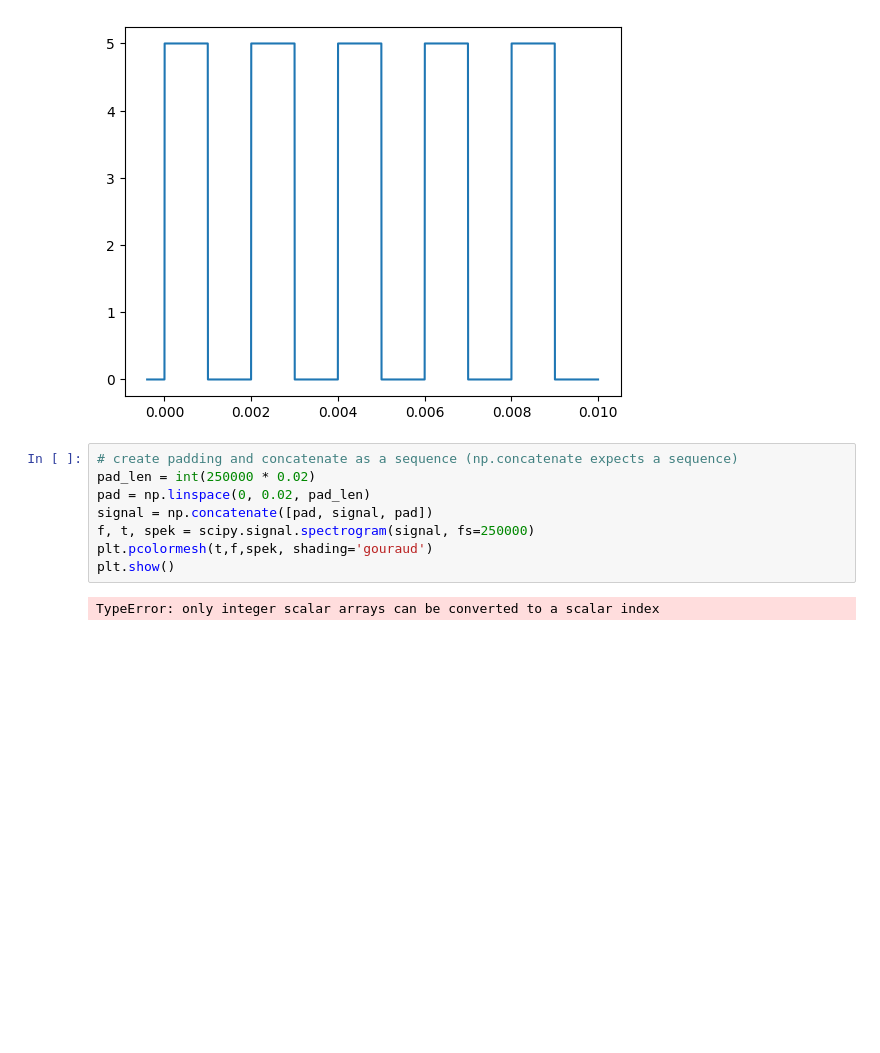
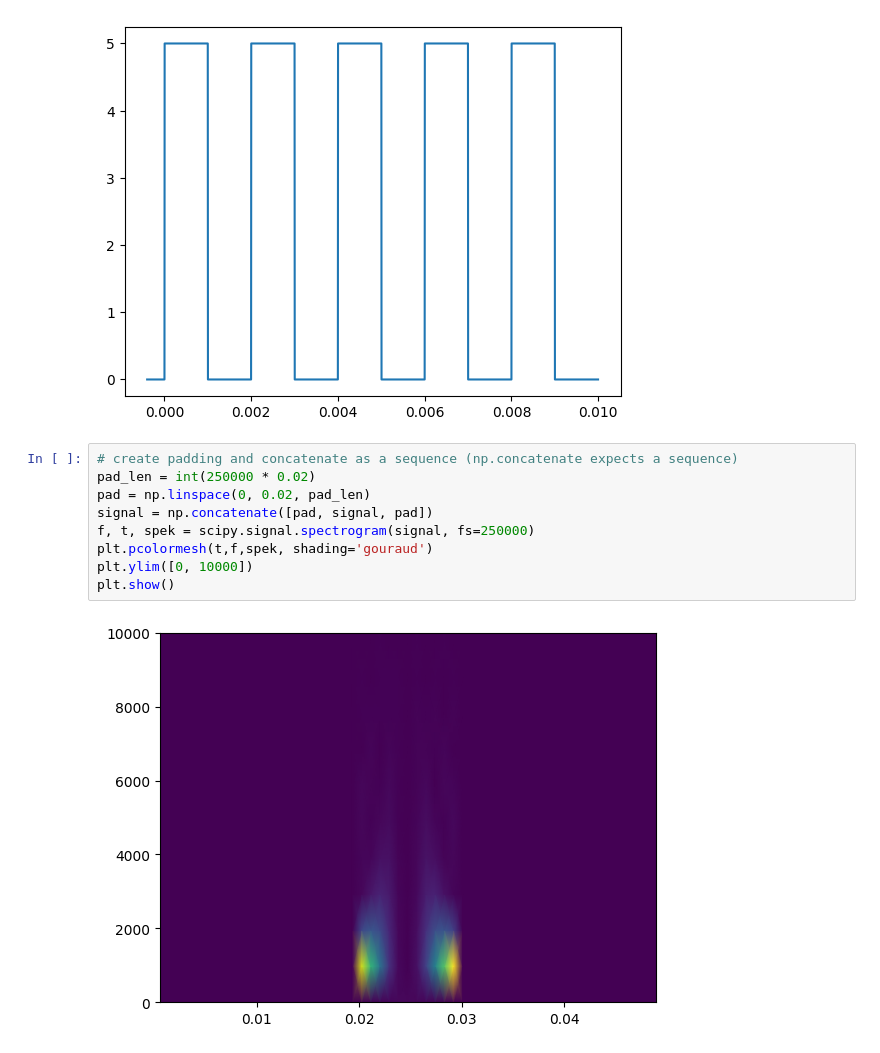
Before and after one commit to FloHofmann/workbench, a Jupyter notebook: notebooks/click_sound_spectrography.ipynb, the cells around one changed output. Saved outputs shown, nothing was run; the diff lists cells and outputs as text; blank space fills up the shorter version.

```diff
--- a/notebooks/click_sound_spectrography.ipynb
+++ b/notebooks/click_sound_spectrography.ipynb
@@ -15,10 +15,11 @@ plt.plot(timebase, signal)
 # %%
 # create padding and concatenate as a sequence (np.concatenate expects a sequence)
 pad_len = int(250000 * 0.02)
 pad = np.linspace(0, 0.02, pad_len)
 signal = np.concatenate([pad, signal, pad])
 f, t, spek = scipy.signal.spectrogram(signal, fs=250000)
 plt.pcolormesh(t,f,spek, shading='gouraud')
+plt.ylim([0, 10000])
 plt.show()
 # %% [output]
-TypeError: only integer scalar arrays can be converted to a scalar index
+[figure, added]
```
Also changed, not shown: 4 other files.
